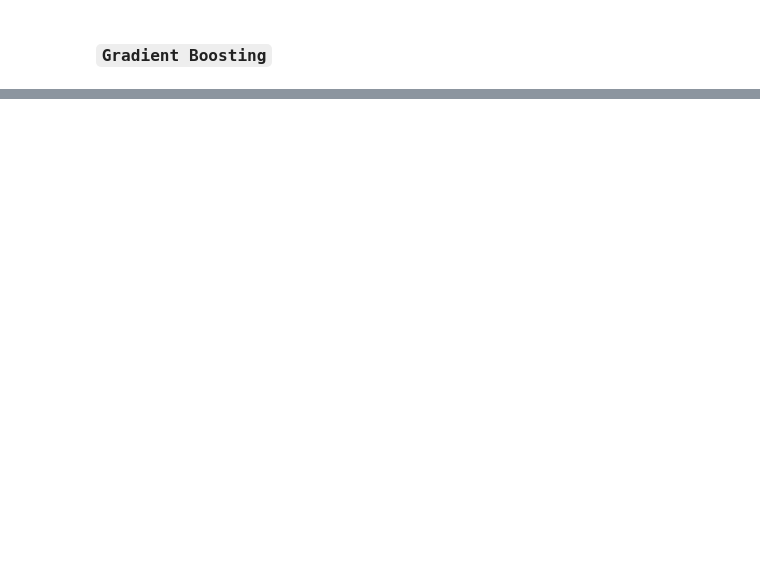
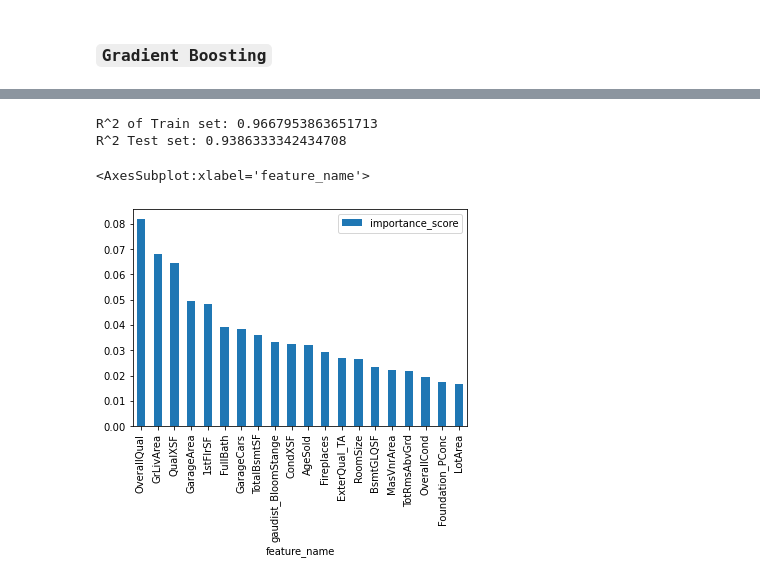
Before and after one commit to AlexGalczak/ML-Ames, a Jupyter notebook: MB/Model_Sel.ipynb, the cells around one changed output, grey strips where cells are left out. Saved outputs shown, nothing was run; the diff lists cells and outputs as text; code cells hidden in the pictures; blank space fills up the shorter version.

Commit message:
gradient boosting

```diff
--- a/MB/Model_Sel.ipynb
+++ b/MB/Model_Sel.ipynb
@@ -544,2 +561,19 @@ for n_trees in n_trees_range:
 # %% [markdown]
 ### `Gradient Boosting`
+# %%
+from sklearn.ensemble import GradientBoostingClassifier, GradientBoostingRegressor
+from sklearn.metrics import mean_squared_error
+
+gbm = GradientBoostingRegressor()
+# %%
+gbm.set_params(
+    learning_rate = 0.01,
+    n_estimators = 5000,
+    verbose=1,
+    warm_start=False,
+    loss = 'ls',
+    max_features=3,
+    min_impurity_decrease=0.01
+)
+
+gbm.fit(x_train, y_train)
@@ -545,0 +601,11 @@ for n_trees in n_trees_range:
+# %%
+print(f'R^2 of Train set: {gbm.score(x_train, y_train)}')
+print(f'R^2 Test set: {gbm.score(x_test, y_test)}')
+sorted_importance = sorted(zip(x_train.columns, gbm.feature_importances_), key=lambda t:t[1], reverse=True)
+a, b = zip(*sorted_importance)
+pd.DataFrame({'feature_name':a, 'importance_score':b})[:20].plot.bar(x='feature_name')
+# %% [output]
+R^2 of Train set: 0.9667953863651713
+R^2 Test set: 0.9386333342434708
+<AxesSubplot:xlabel='feature_name'>
+[figure, added]
```
Also changed, not shown: parts of 10 cells of this notebook.
